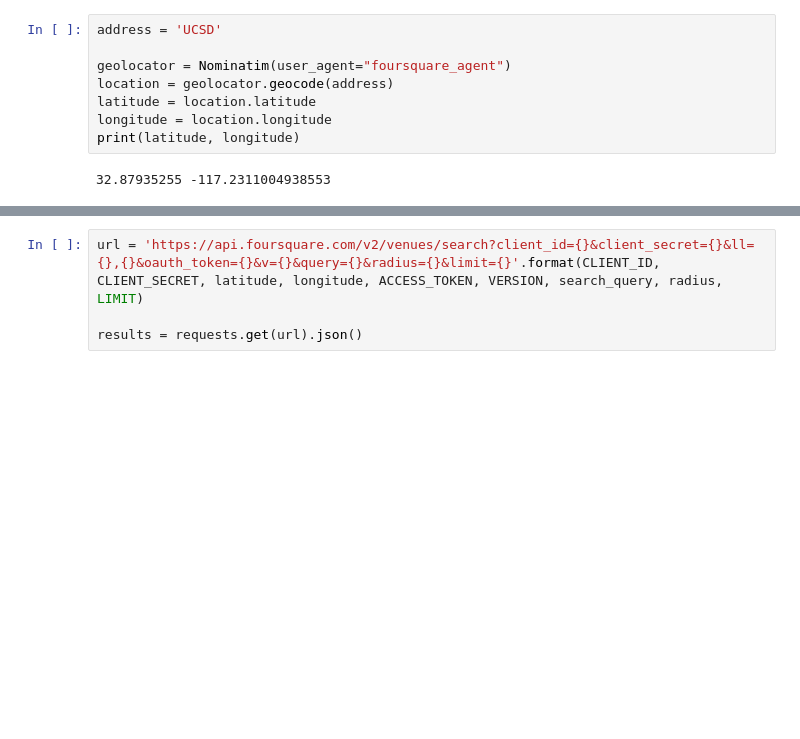
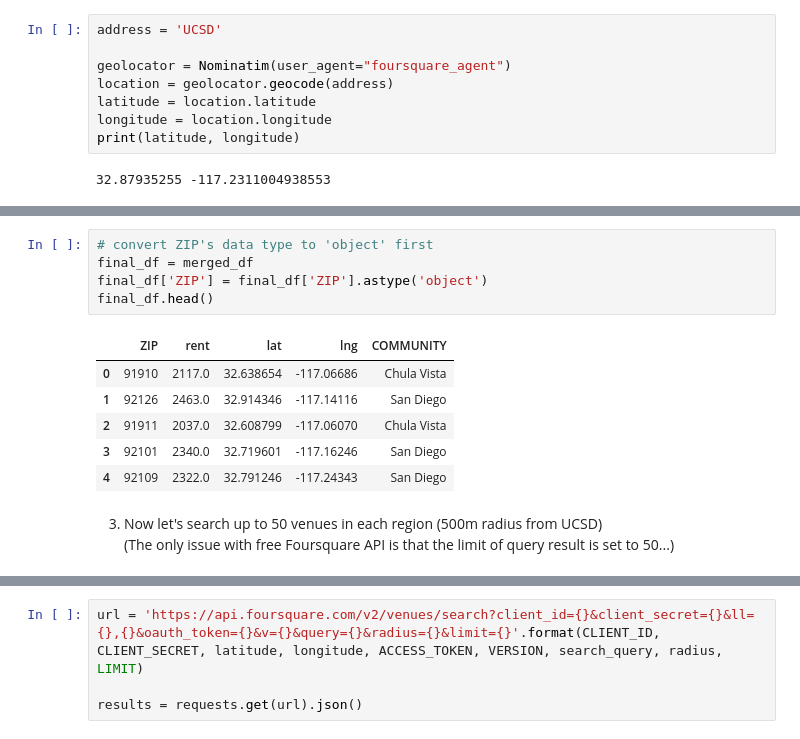
Before and after one commit to jameshyojaelee/SanDiego_Rent_Analysis, a Jupyter notebook: sandiego_rent.ipynb, the cells around one changed output, grey strips where cells are left out. Cells and saved outputs as stored; diff of their text form; blank space fills up the shorter version.

```diff
--- a/sandiego_rent.ipynb
+++ b/sandiego_rent.ipynb
@@ -80,0 +186,15 @@ restaurant .... OK!
+# %%
+# convert ZIP's data type to 'object' first
+final_df = merged_df
+final_df['ZIP'] = final_df['ZIP'].astype('object')
+final_df.head()
+# %% [output]
+|  | ZIP | rent | lat | lng | COMMUNITY |
+| 0 | 91910 | 2117.0 | 32.638654 | -117.06686 | Chula Vista |
+| 1 | 92126 | 2463.0 | 32.914346 | -117.14116 | San Diego |
+| 2 | 91911 | 2037.0 | 32.608799 | -117.06070 | Chula Vista |
+| 3 | 92101 | 2340.0 | 32.719601 | -117.16246 | San Diego |
+| 4 | 92109 | 2322.0 | 32.791246 | -117.24343 | San Diego |
+# %% [markdown]
+3) Now let's search up to 50 venues in each region (500m radius from UCSD)  <br>
+(The only issue with free Foursquare API is that the limit of query result is set to 50...)
```
Also changed, not shown: parts of 28 cells of this notebook, 1 other file.
